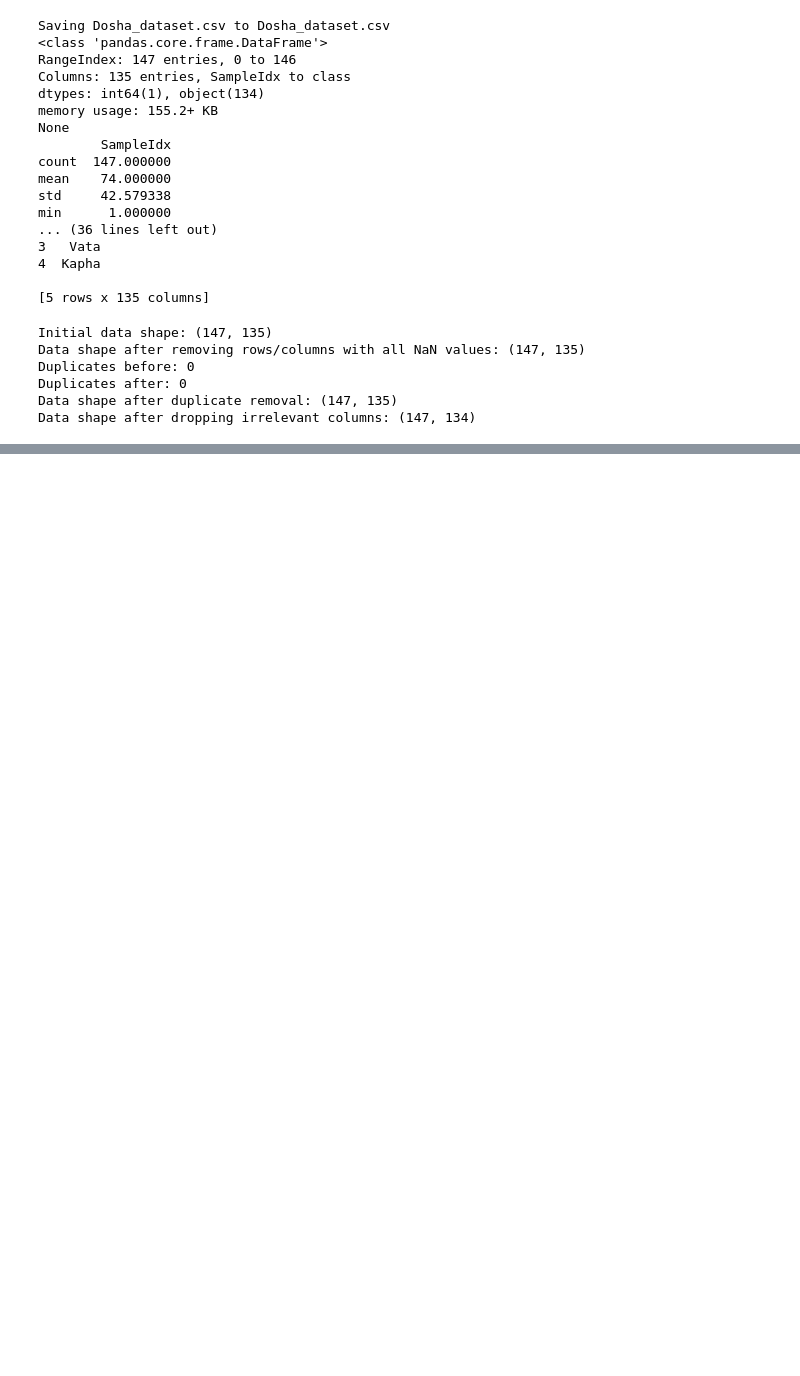
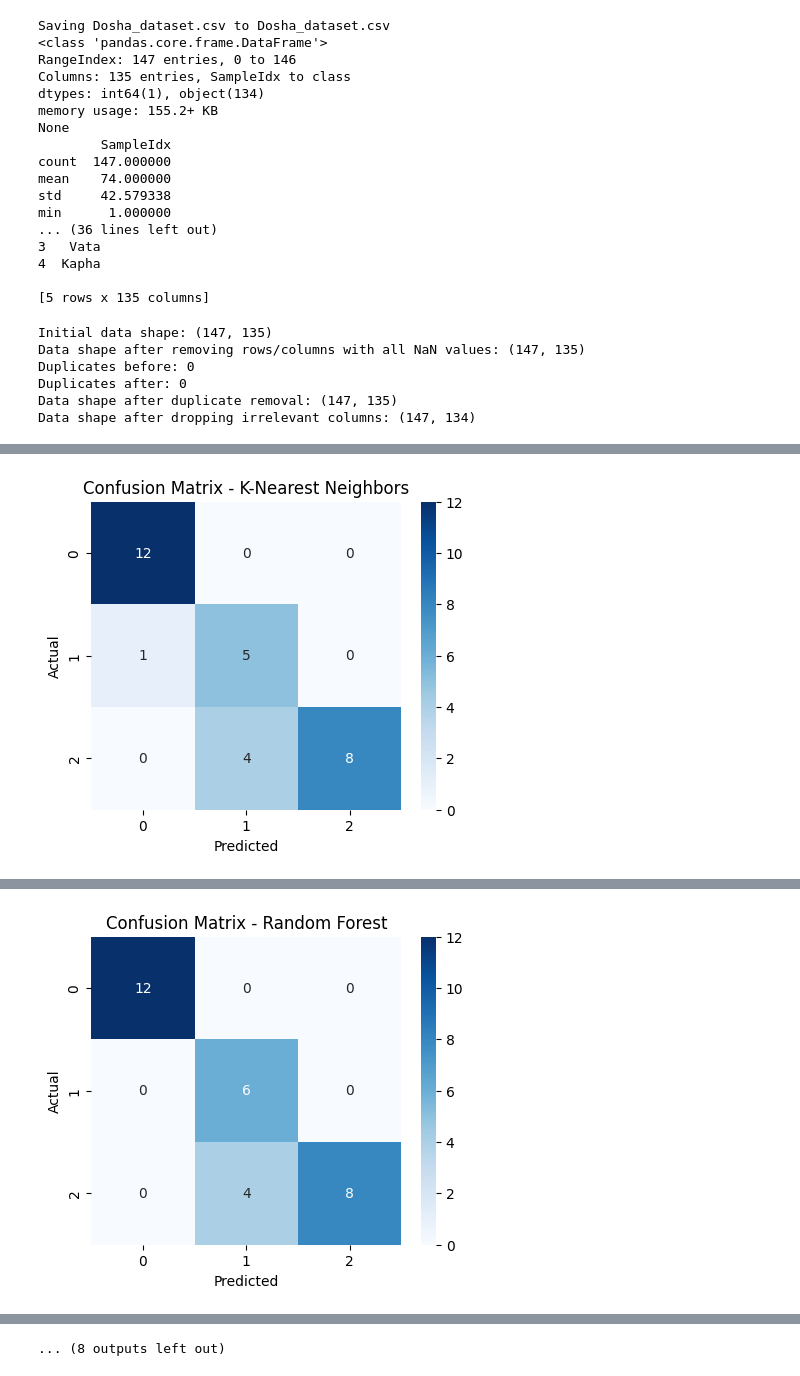
Before and after one commit to Sachinthana-Pathiranage/Sri-Ayu-Ayurvedic-Care, a Jupyter notebook: Notebooks/Kavindi's Notebooks/Feature_Engineering.ipynb, the cells around one changed output, grey strips where cells are left out. Saved outputs shown, nothing was run; the diff lists cells and outputs as text; code cells hidden in the pictures; blank space fills up the shorter version.

```diff
--- a/Notebooks/Kavindi's Notebooks/Feature_Engineering.ipynb
+++ b/Notebooks/Kavindi's Notebooks/Feature_Engineering.ipynb
@@ -147,0 +123,5 @@ correlation_matrix = X_df.corr().abs()
+# %%
+# 2.5 Display the mapping for each label encoded feature
+for col, le in label_encoders.items():
+    mapping = {category: code for code, category in enumerate(le.classes_)}
+    print(f"{col} : {mapping}")
@@ -519,0 +399,66 @@ Name: count, dtype: int64
+# %%
+from sklearn.ensemble import RandomForestClassifier, GradientBoostingClassifier
+from sklearn.linear_model import LogisticRegression
+from sklearn.svm import SVC
+from sklearn.neighbors import KNeighborsClassifier
+from sklearn.metrics import accuracy_score, classification_report, confusion_matrix, log_loss
+from sklearn.model_selection import train_test_split
+import seaborn as sns
+import matplotlib.pyplot as plt
+import joblib
+from google.colab import files  # Optional for Colab
+
+# Split your scaled features and encoded target
+X_train, X_test, y_train, y_test = train_test_split(X_scaled, y_encoded, test_size=0.2, random_state=42)
+
+# Define all models
+models = {
+    "K-Nearest Neighbors": KNeighborsClassifier(n_neighbors=5),
+    "Random Forest": RandomForestClassifier(n_estimators=100, random_state=42),
+    "Logistic Regression": LogisticRegression(max_iter=200),
+    "Support Vector Machine": SVC(kernel='linear', probability=True),
+    "Gradient Boosting": GradientBoostingClassifier()
+}
+
+
+
+# Loop through and evaluate each model
+for model_name, model in models.items():
+    print(f"\n{model_name} Results:")
+    model.fit(X_train, y_train)
+
+    y_pred_train = model.predict(X_train)
+    y_pred_test = model.predict(X_test)
+
+    train_acc = accuracy_score(y_train, y_pred_train)
+    test_acc = accuracy_score(y_test, y_pred_test)
+
+    print(f"Training Accuracy: {train_acc:.4f}")
+    print(f"Testing Accuracy: {test_acc:.4f}")
+    print("Classification Report:")
+    print(classification_report(y_test, y_pred_test))
+
+    # Train Loss
+    try:
+        y_train_proba = model.predict_proba(X_train)
+        loss = log_loss(y_train, y_train_proba)
+        print(f"Training Log Loss: {loss:.4f}")
+    except AttributeError:
+        print("Training Log Loss: Not supported for this model")
+
+    # Save each model
+    model_filename = f"{model_name.replace(' ', '_').lower()}_model.pkl"
+    joblib.dump(model, model_filename)
+    print(f"Model saved as '{model_filename}'")
+
+    # Confusion Matrix
+    cm = confusion_matrix(y_test, y_pred_test)
+    plt.figure(figsize=(5, 4))
+    sns.heatmap(cm, annot=True, fmt='d', cmap='Blues')
+    plt.title(f"Confusion Matrix - {model_name}")
+    plt.xlabel("Predicted")
+    plt.ylabel("Actual")
+    plt.show()
+
+    files.download("logistic_regression_model.pkl")
+# %% [output]
@@ -519,0 +481 @@ Name: count, dtype: int64
+[figure, added]
@@ -519,0 +500 @@ Name: count, dtype: int64
+[figure, added]
@@ -519,0 +522 @@ Name: count, dtype: int64
+... (8 outputs left out)
```
Also changed, not shown: parts of 29 cells of this notebook.
